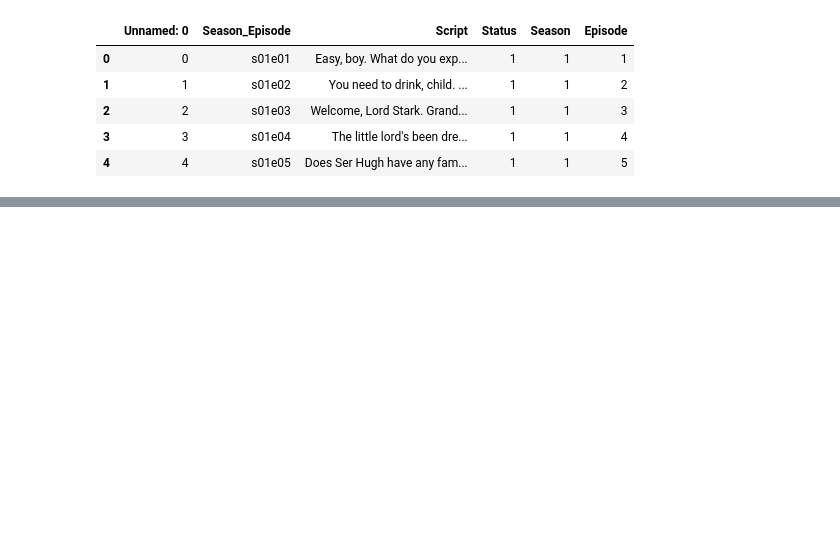
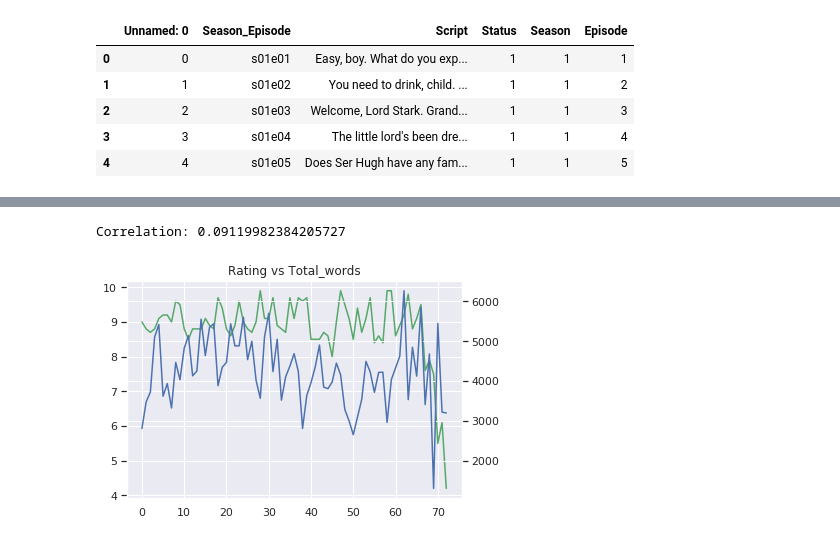
Before and after one commit to bavilaa/nlp_got, a Jupyter notebook: exploring_DB.ipynb, the cells around one changed output, grey strips where cells are left out. Drawn from its saved outputs; the diff is of its cells as text; code cells hidden in the pictures; blank space fills up the shorter version.

```diff
--- a/exploring_DB.ipynb
+++ b/exploring_DB.ipynb
@@ -79,0 +70,7 @@ Name: totalwords, Length: 76, dtype: float64
+# %%
+#But first, lets see a simple comparison between rating and number of words
+
+route = '/content/drive/My Drive/Colab Notebooks/Project_NLP/'
+bd_name =  "rating_bd.csv"
+
+df_rating = pd.read_csv(route + bd_name)
@@ -79,0 +87,28 @@ Name: totalwords, Length: 76, dtype: float64
+# %%
+#Merging the two databases
+df3 = pd.merge(df,
+                 df_rating,
+                 on=['Season' , 'Episode'],
+                 how='inner')
+# %%
+df3 = df3[['Season','Episode','totalwords','Script','Title','Rating']]
+# %%
+#Sorting and reseting the index
+df3.sort_values(['Season' , 'Episode'])
+#reseting the index
+df3 = df3.reset_index()
+# %%
+import matplotlib.pyplot as plt
+sns.lineplot(data=df3.Rating, color="g")
+ax2 = plt.twinx()
+sns.lineplot(data=df3.totalwords, color="b", ax=ax2)
+
+
+
+plt.title('Rating vs Total_words')
+
+correllation = df3['totalwords'].corr(df3['Rating'])
+print ("Correlation: " +str(correllation))
+# %% [output]
+Correlation: 0.09119982384205727
+[figure, added]
```
Also changed, not shown: parts of 20 cells of this notebook.
